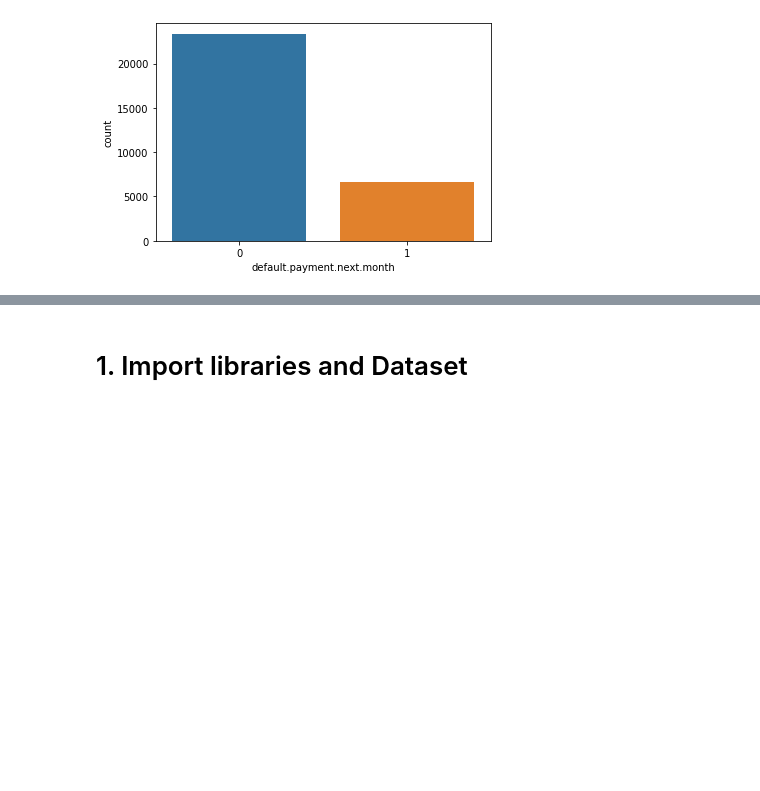
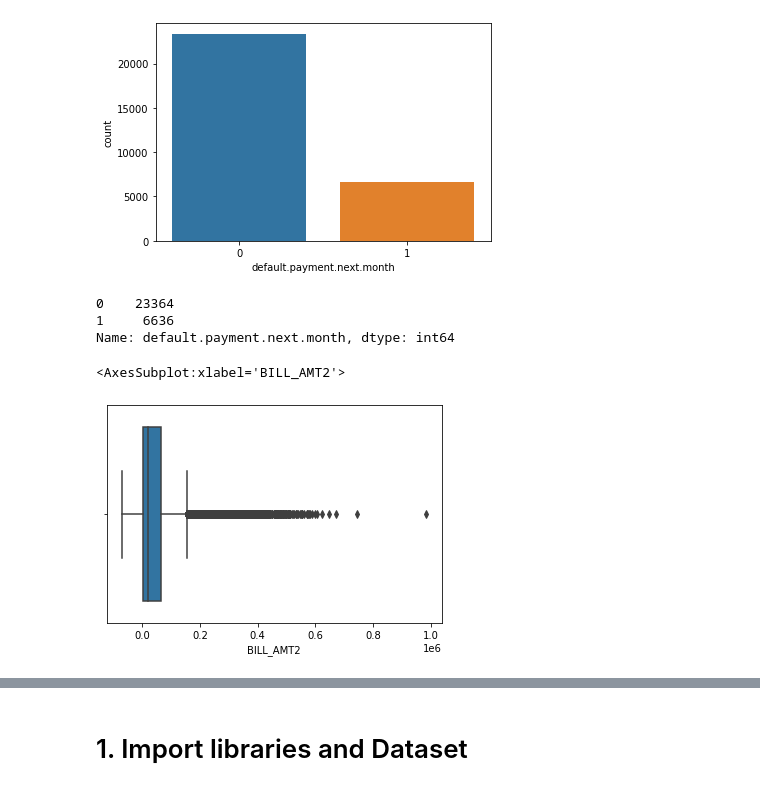
Before and after one commit to geijinchan/Credit-Card-Default-Prediction, a Jupyter notebook: notebook/EDA.ipynb, the cells around one changed output, grey strips where cells are left out. Drawn from its saved outputs; the diff is of its cells as text; code cells hidden in the pictures; blank space fills up the shorter version.

```diff
--- a/notebook/EDA.ipynb
+++ b/notebook/EDA.ipynb
@@ -253,3 +257,14 @@ sns.countplot(df['default.payment.next.month'])
 # %% [output]
 <AxesSubplot:xlabel='default.payment.next.month', ylabel='count'>
 [figure]
+# %%
+df1['default.payment.next.month'].value_counts()
+# %% [output]
+0    23364
+1     6636
+Name: default.payment.next.month, dtype: int64
+# %%
+sns.boxplot(df1['BILL_AMT2'])
+# %% [output]
+<AxesSubplot:xlabel='BILL_AMT2'>
+[figure, added]
```
Also changed, not shown: parts of 8 cells of this notebook, 52 other files.
